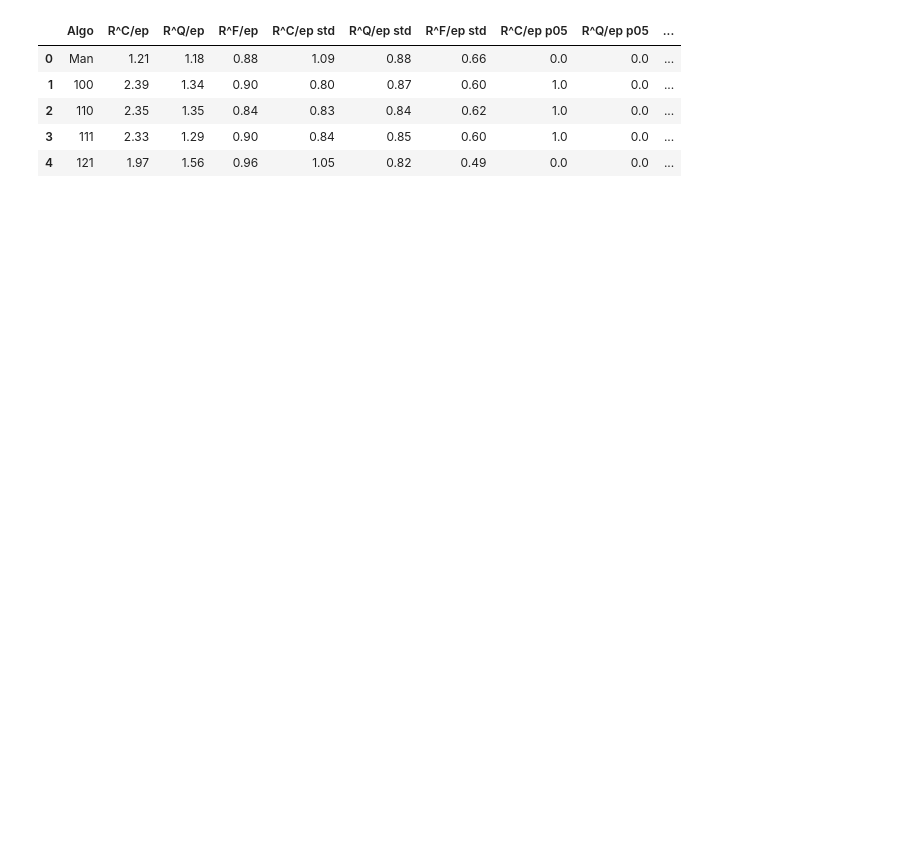
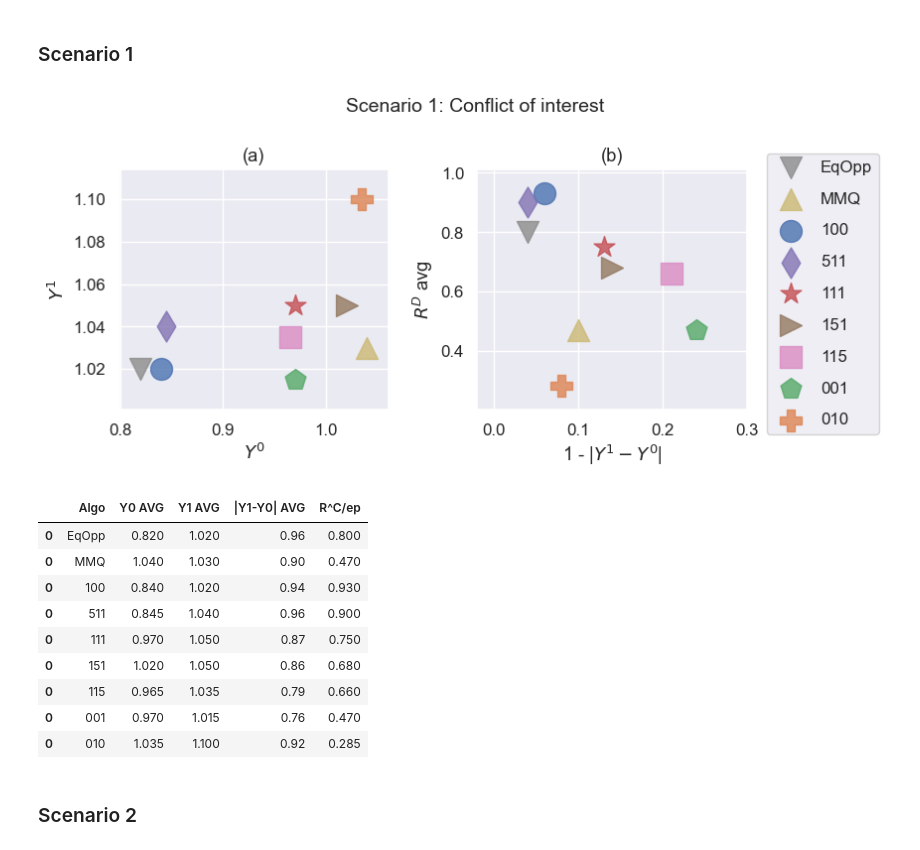
Before and after one commit to jackblandin/research, a Jupyter notebook: experiments/fairness/fair-repeat-loan-evaluation.ipynb, the cells around one changed output. Saved outputs shown, nothing was run; the diff lists cells and outputs as text; code cells hidden in the pictures; blank space fills up the shorter version.

```diff
--- a/experiments/fairness/fair-repeat-loan-evaluation.ipynb
+++ b/experiments/fairness/fair-repeat-loan-evaluation.ipynb
@@ -21,14 +21,3 @@ def load_results(experiment_name):
     filename = f"{prefix}/{experiment_name}.csv"
     results = pd.read_csv(filename)
     return results
-# %%
-EXPERIMENT_NAME = 'max_steps_per_episode_4'
-results = load_results(EXPERIMENT_NAME)
-results
-# %% [output]
-|  | Algo | R^C/ep | R^Q/ep | R^F/ep | R^C/ep std | R^Q/ep std | R^F/ep std | R^C/ep p05 | R^Q/ep p05 | ... |
-| 0 | Man | 1.21 | 1.18 | 0.88 | 1.09 | 0.88 | 0.66 | 0.0 | 0.0 | ... |
-| 1 | 100 | 2.39 | 1.34 | 0.90 | 0.80 | 0.87 | 0.60 | 1.0 | 0.0 | ... |
-| 2 | 110 | 2.35 | 1.35 | 0.84 | 0.83 | 0.84 | 0.62 | 1.0 | 0.0 | ... |
-| 3 | 111 | 2.33 | 1.29 | 0.90 | 0.84 | 0.85 | 0.60 | 1.0 | 0.0 | ... |
-| 4 | 121 | 1.97 | 1.56 | 0.96 | 1.05 | 0.82 | 0.49 | 0.0 | 0.0 | ... |
@@ -132,0 +175,2 @@ def plot_results(results, subtitles=['(a)', '(b)'], title=None):
+# %% [markdown]
+### Scenario 1
@@ -132,0 +267,19 @@ def plot_results(results, subtitles=['(a)', '(b)'], title=None):
+# %%
+EXPERIMENT_NAME = 'scenEQ1_stepsEQ2_nEpsEQ100000'
+# results = load_results(EXPERIMENT_NAME)
+fig, axes, results_agg = plot_results(results, cmap=cmap, markers=markers, title='Scenario 1: Conflict of interest', plot_std=False)
+display(results_agg)
+# %% [output]
+[figure, added]
+|  | Algo | Y0 AVG | Y1 AVG | |Y1-Y0| AVG | R^C/ep |
+| 0 | EqOpp | 0.820 | 1.020 | 0.96 | 0.800 |
+| 0 | MMQ | 1.040 | 1.030 | 0.90 | 0.470 |
+| 0 | 100 | 0.840 | 1.020 | 0.94 | 0.930 |
+| 0 | 511 | 0.845 | 1.040 | 0.96 | 0.900 |
+| 0 | 111 | 0.970 | 1.050 | 0.87 | 0.750 |
+| 0 | 151 | 1.020 | 1.050 | 0.86 | 0.680 |
+| 0 | 115 | 0.965 | 1.035 | 0.79 | 0.660 |
+| 0 | 001 | 0.970 | 1.015 | 0.76 | 0.470 |
+| 0 | 010 | 1.035 | 1.100 | 0.92 | 0.285 |
+# %% [markdown]
+### Scenario 2
```
Also changed, not shown: parts of 9 cells of this notebook, 4 other files.
